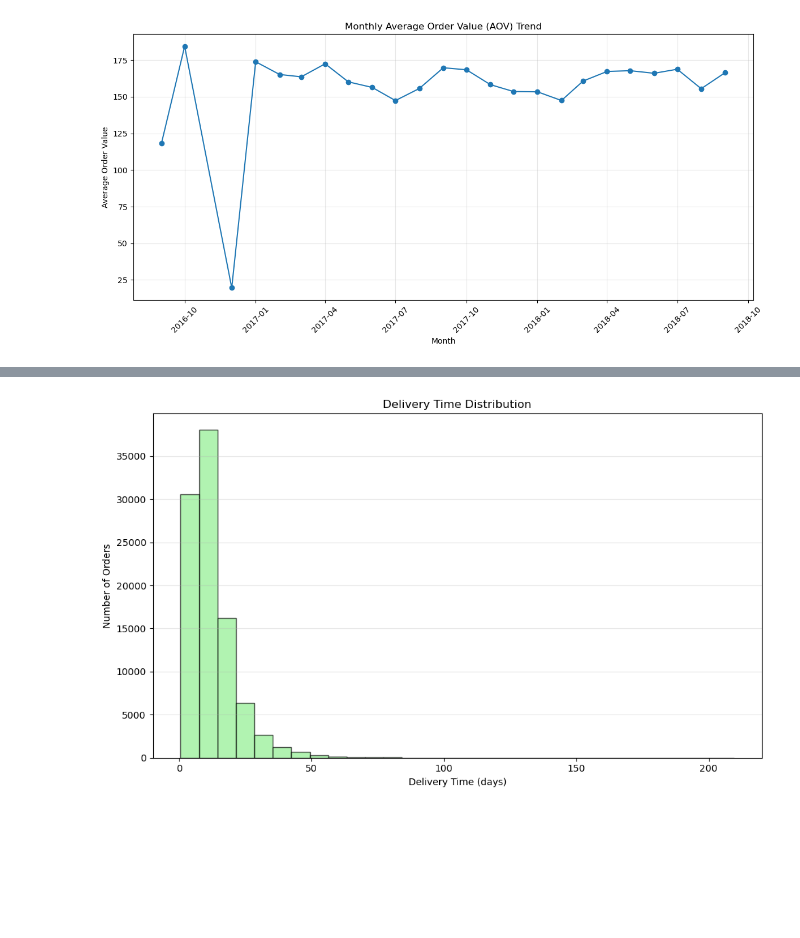
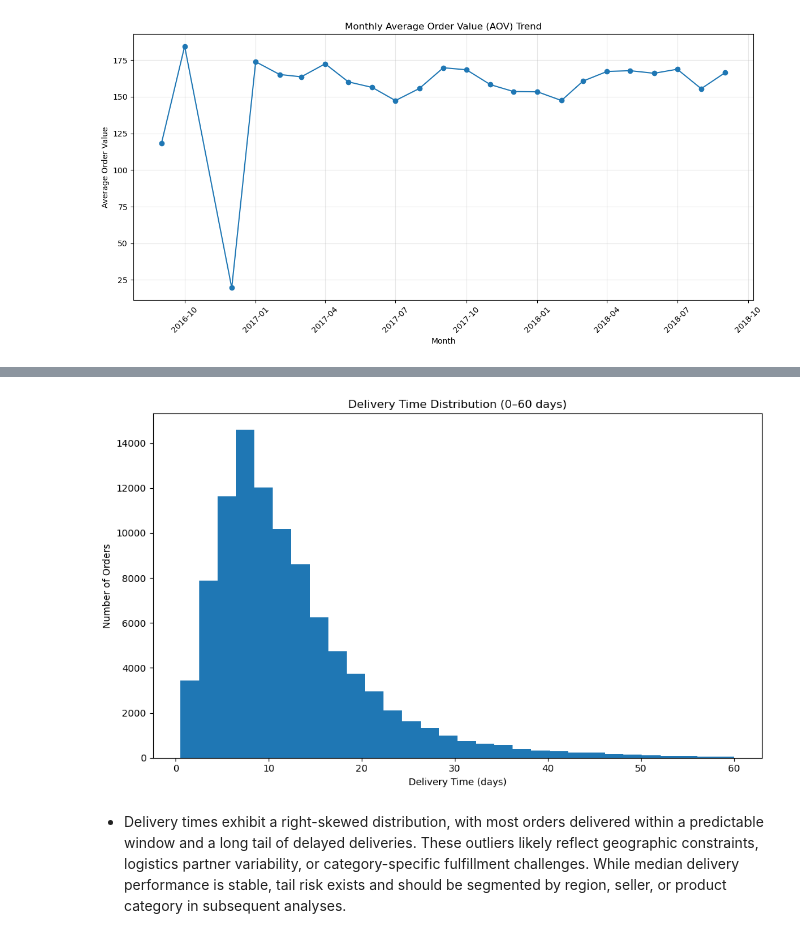
Before and after one commit to DonnahM/E-commerce_performance_insights, a Jupyter notebook: Customer_behavior_trends.ipynb, the cells around one changed output, grey strips where cells are left out. Drawn from its saved outputs; the diff is of its cells as text; code cells hidden in the pictures; blank space fills up the shorter version.

```diff
--- a/Customer_behavior_trends.ipynb
+++ b/Customer_behavior_trends.ipynb
@@ -860,16 +873,22 @@ WHERE order_status = 'delivered'
 """, conn)
 # %%
 #Plot a histogram of delivery times
+delivery_time_analysis = delivery_time_analysis[
+    (delivery_time_analysis['delivery_days'] > 0) &
+    (delivery_time_analysis['delivery_days'] <= 60)
+]
+
 plt.figure(figsize=(10, 6))
-plt.hist(delivery_time_analysis['delivery_days'], bins=30, color='lightgreen',edgecolor='black', alpha=0.7)
-plt.title('Delivery Time Distribution')
+plt.hist(delivery_time_analysis['delivery_days'], bins=30)
+plt.title('Delivery Time Distribution (0–60 days)')
 plt.xlabel('Delivery Time (days)')
 plt.ylabel('Number of Orders')
-plt.grid(axis='y', alpha=0.3)
 plt.tight_layout()
 plt.show()
 # %% [output]
-[figure, old version]
+[figure, new version]
+# %% [markdown]
+- Delivery times exhibit a right-skewed distribution, with most orders delivered within a predictable window and a long tail of delayed deliveries. These outliers likely reflect geographic constraints, logistics partner variability, or category-specific fulfillment challenges. While median delivery performance is stable, tail risk exists and should be segmented by region, seller, or product category in subsequent analyses.
 # %%
 # Orders by month and year for seasonality heatmap
 seasonal_orders = pd.read_sql("""
```
Also changed, not shown: parts of 10 cells of this notebook.
